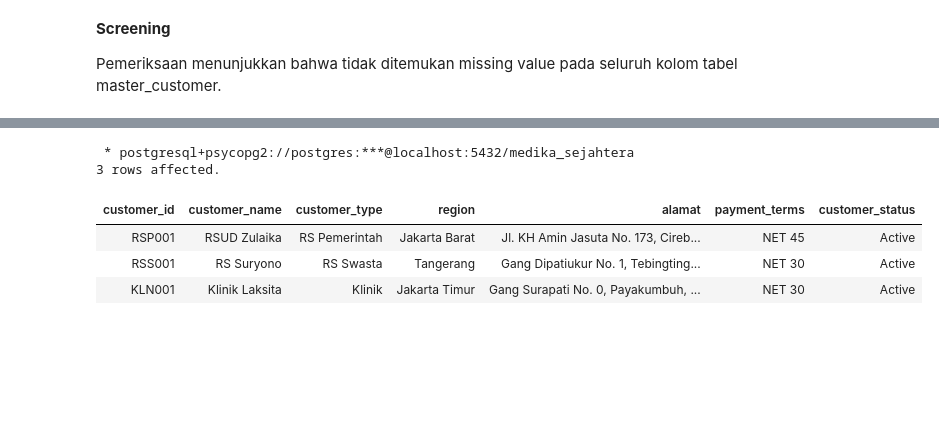
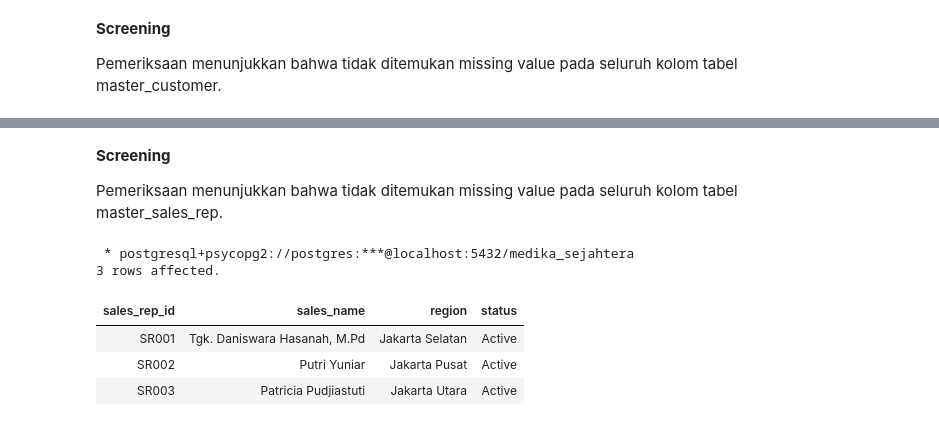
Before and after one commit to Rpfitrah/return-analysis-medika-sejahtera, a Jupyter notebook: Notebook/01_data_understanding.ipynb, the cells around one changed output, grey strips where cells are left out. Cells and saved outputs as stored; diff of their text form; code cells hidden in the pictures; blank space fills up the shorter version.

Commit message:
missing values check

```diff
--- a/Notebook/01_data_understanding.ipynb
+++ b/Notebook/01_data_understanding.ipynb
@@ -1646,14 +1718,18 @@ Pemeriksaan menunjukkan bahwa tidak ditemukan missing value pada seluruh kolom t
+# %% [markdown]
+**Screening**
+
+Pemeriksaan menunjukkan bahwa tidak ditemukan missing value pada seluruh kolom tabel master_sales_rep.
 # %%
 %%sql
 
 SELECT *
 FROM
-    master_customer
+    master_sales_rep
 LIMIT 3
 # %% [output]
  * postgresql+psycopg2://postgres:***@localhost:5432/medika_sejahtera
 3 rows affected.
-| customer_id | customer_name | customer_type | region | alamat | payment_terms | customer_status |
-| RSP001 | RSUD Zulaika | RS Pemerintah | Jakarta Barat | Jl. KH Amin Jasuta No. 173, Cireb... | NET 45 | Active |
-| RSS001 | RS Suryono | RS Swasta | Tangerang | Gang Dipatiukur No. 1, Tebingting... | NET 30 | Active |
-| KLN001 | Klinik Laksita | Klinik | Jakarta Timur | Gang Surapati No. 0, Payakumbuh, ... | NET 30 | Active |
+| sales_rep_id | sales_name | region | status |
+| SR001 | Tgk. Daniswara Hasanah, M.Pd | Jakarta Selatan | Active |
+| SR002 | Putri Yuniar | Jakarta Pusat | Active |
+| SR003 | Patricia Pudjiastuti | Jakarta Utara | Active |
```
Also changed, not shown: parts of 1 cell of this notebook.
